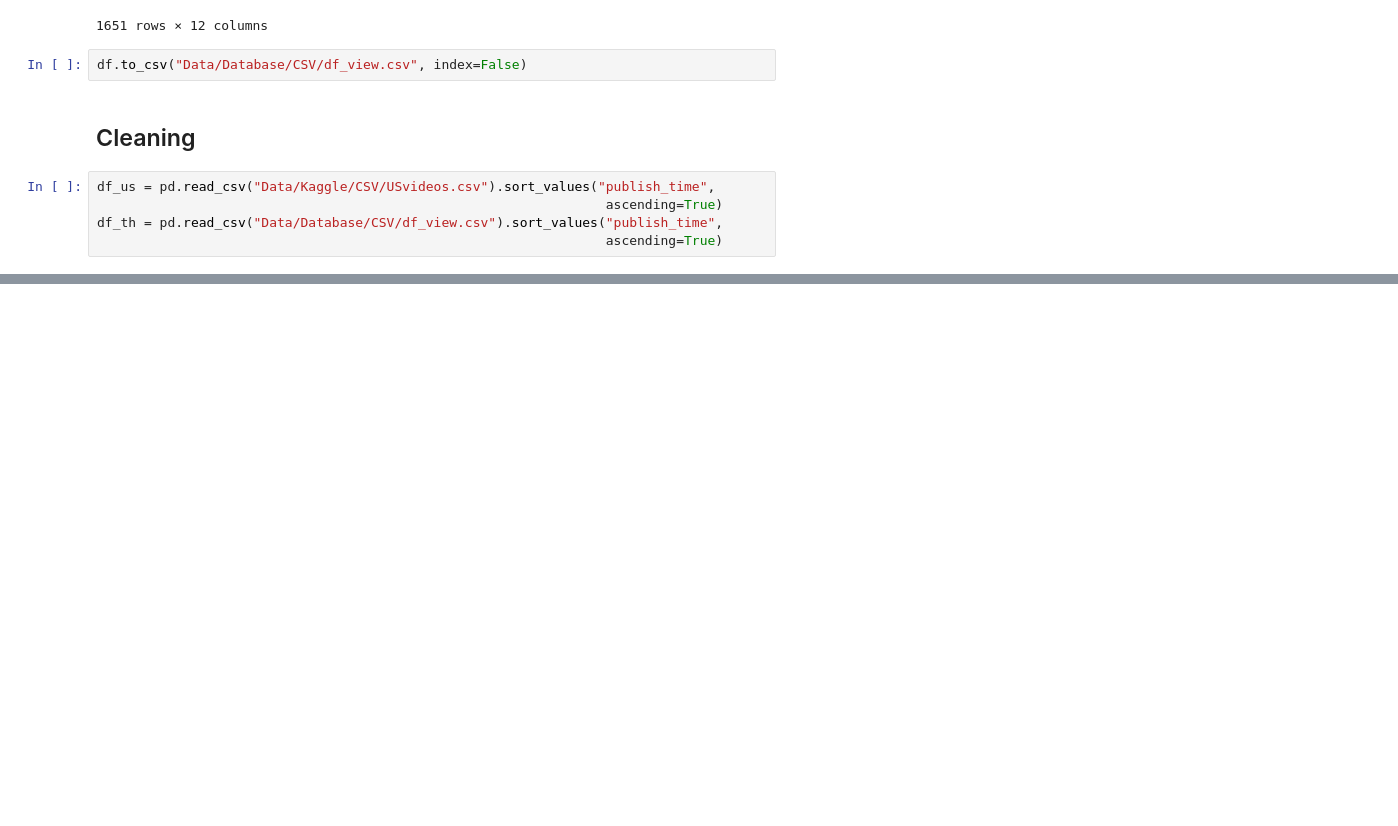
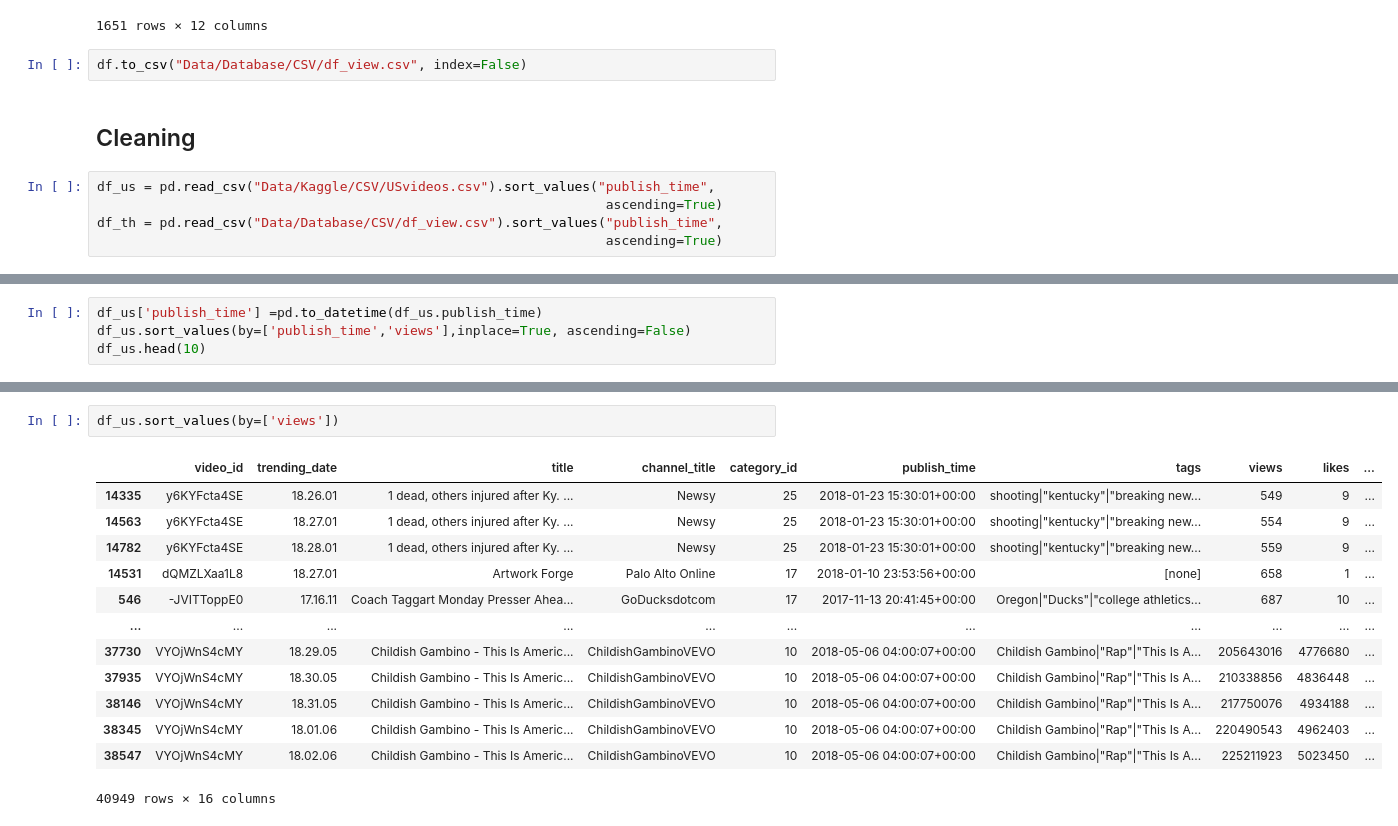
Before and after one commit to chonsawat/Data-Engineer, a Jupyter notebook: Youtube API.ipynb, the cells around one changed output, grey strips where cells are left out. Saved outputs shown, nothing was run; the diff lists cells and outputs as text; blank space fills up the shorter version.

```diff
--- a/Youtube API.ipynb
+++ b/Youtube API.ipynb
@@ -342,0 +409,4 @@ df_th
+# %%
+df_us['publish_time'] =pd.to_datetime(df_us.publish_time)
+df_us.sort_values(by=['publish_time','views'],inplace=True, ascending=False)
+df_us.head(10)
@@ -342,0 +425,16 @@ df_th
+# %%
+df_us.sort_values(by=['views'])
+# %% [output]
+|  | video_id | trending_date | title | channel_title | category_id | publish_time | tags | views | likes | ... |
+| 14335 | y6KYFcta4SE | 18.26.01 | 1 dead, others injured after Ky. ... | Newsy | 25 | 2018-01-23 15:30:01+00:00 | shooting|"kentucky"|"breaking new... | 549 | 9 | ... |
+| 14563 | y6KYFcta4SE | 18.27.01 | 1 dead, others injured after Ky. ... | Newsy | 25 | 2018-01-23 15:30:01+00:00 | shooting|"kentucky"|"breaking new... | 554 | 9 | ... |
+| 14782 | y6KYFcta4SE | 18.28.01 | 1 dead, others injured after Ky. ... | Newsy | 25 | 2018-01-23 15:30:01+00:00 | shooting|"kentucky"|"breaking new... | 559 | 9 | ... |
+| 14531 | dQMZLXaa1L8 | 18.27.01 | Artwork Forge | Palo Alto Online | 17 | 2018-01-10 23:53:56+00:00 | [none] | 658 | 1 | ... |
+| 546 | -JVITToppE0 | 17.16.11 | Coach Taggart Monday Presser Ahea... | GoDucksdotcom | 17 | 2017-11-13 20:41:45+00:00 | Oregon|"Ducks"|"college athletics... | 687 | 10 | ... |
+| ... | ... | ... | ... | ... | ... | ... | ... | ... | ... | ... |
+| 37730 | VYOjWnS4cMY | 18.29.05 | Childish Gambino - This Is Americ... | ChildishGambinoVEVO | 10 | 2018-05-06 04:00:07+00:00 | Childish Gambino|"Rap"|"This Is A... | 205643016 | 4776680 | ... |
+| 37935 | VYOjWnS4cMY | 18.30.05 | Childish Gambino - This Is Americ... | ChildishGambinoVEVO | 10 | 2018-05-06 04:00:07+00:00 | Childish Gambino|"Rap"|"This Is A... | 210338856 | 4836448 | ... |
+| 38146 | VYOjWnS4cMY | 18.31.05 | Childish Gambino - This Is Americ... | ChildishGambinoVEVO | 10 | 2018-05-06 04:00:07+00:00 | Childish Gambino|"Rap"|"This Is A... | 217750076 | 4934188 | ... |
+| 38345 | VYOjWnS4cMY | 18.01.06 | Childish Gambino - This Is Americ... | ChildishGambinoVEVO | 10 | 2018-05-06 04:00:07+00:00 | Childish Gambino|"Rap"|"This Is A... | 220490543 | 4962403 | ... |
+| 38547 | VYOjWnS4cMY | 18.02.06 | Childish Gambino - This Is Americ... | ChildishGambinoVEVO | 10 | 2018-05-06 04:00:07+00:00 | Childish Gambino|"Rap"|"This Is A... | 225211923 | 5023450 | ... |
+40949 rows × 16 columns
```
Also changed, not shown: parts of 6 cells of this notebook.
